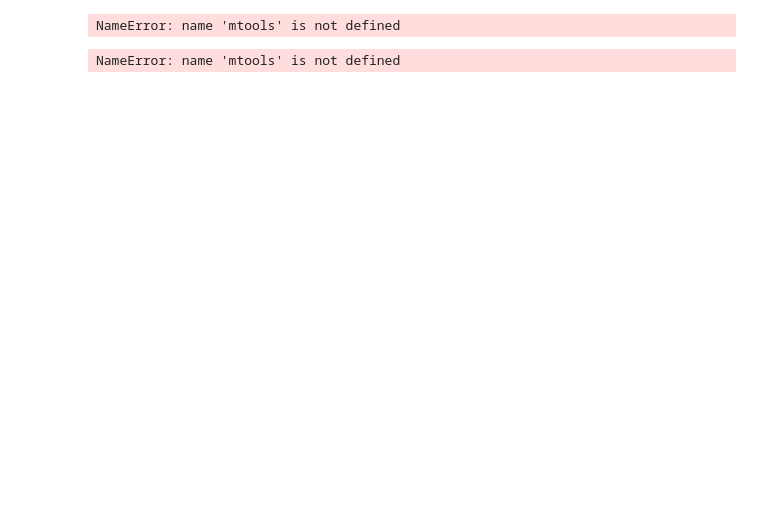
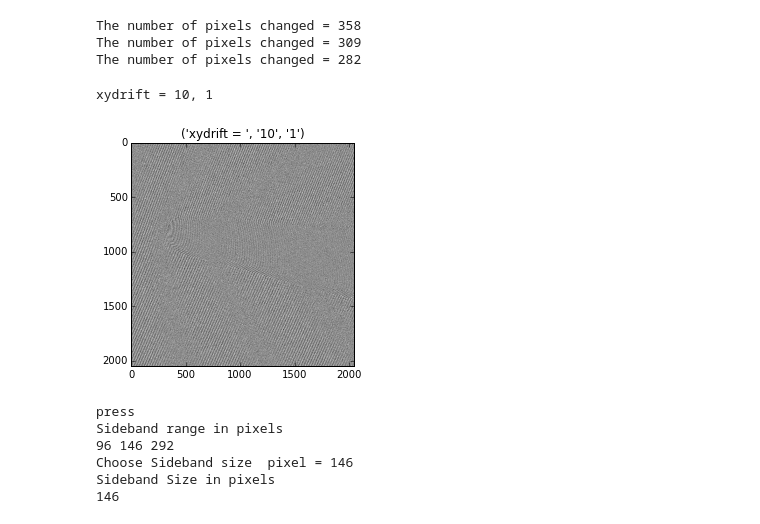
Before and after one commit to ERCpy/ercpy, a Jupyter notebook: Notebook/Holo_demo.ipynb, the cells around one changed output. Cells and saved outputs as stored; diff of their text form; code cells hidden in the pictures; blank space fills up the shorter version.

```diff
--- a/Notebook/Holo_demo.ipynb
+++ b/Notebook/Holo_demo.ipynb
@@ -14,12 +23,15 @@ holo2 = holo2.data
 ref = hs.load('ref.dm3')
 ref = ref.data
 # %%
-(holo1dr, duds1) = mtools.rm_duds(holo1)
-(holo2dr, duds2) = mtools.rm_duds(holo2)
-(ref_dr, duds_r) = mtools.rm_duds(ref)
+(holo1dr, duds1) = ercpy.mtools.rm_duds(holo1)
+(holo2dr, duds2) = ercpy.mtools.rm_duds(holo2)
+(ref_dr, duds_r) = ercpy.mtools.rm_duds(ref)
 # %% [output]
-NameError: name 'mtools' is not defined
+The number of pixels changed = 358
+The number of pixels changed = 309
+The number of pixels changed = 282
 # %%
-holo2_algn = mtools.align_img(holo1dr, holo2dr, method='manual', sb_filtering=False, roi=False, show='diff', manualxy=(10, 1))
+holo2_algn = ercpy.mtools.align_img(holo1dr, holo2dr, method='manual', sb_filtering=False, roi=False, show='diff', manualxy=(10, 1))
 # %% [output]
-NameError: name 'mtools' is not defined
+xydrift = 10, 1
+[figure, added]
@@ -25,0 +44,9 @@ NameError: name 'mtools' is not defined
+# %%
+rec1 = reconstruct(holo1dr)
+# %% [output]
+press
+Sideband range in pixels
+96 146 292
+Choose Sideband size  pixel = 146
+Sideband Size in pixels
+146
```
Also changed, not shown: parts of 9 cells of this notebook, 2 other files.
